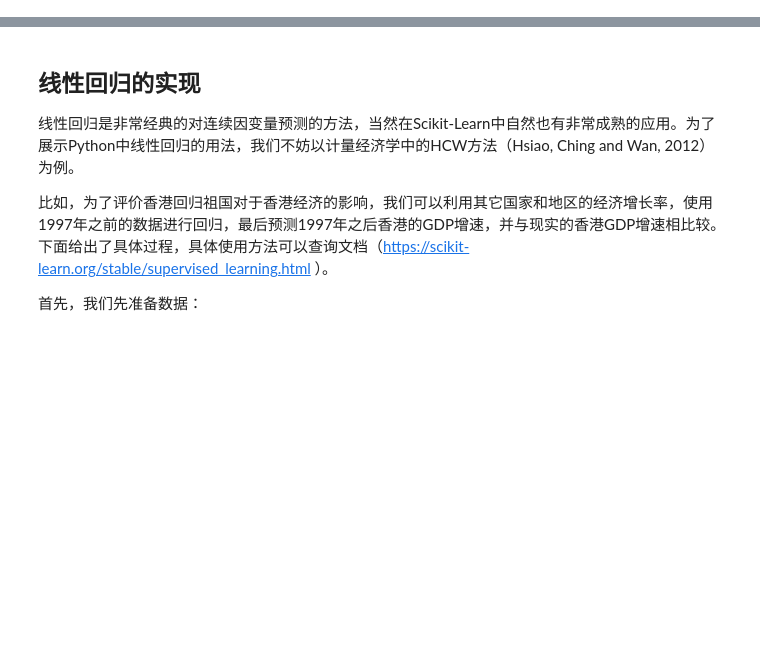
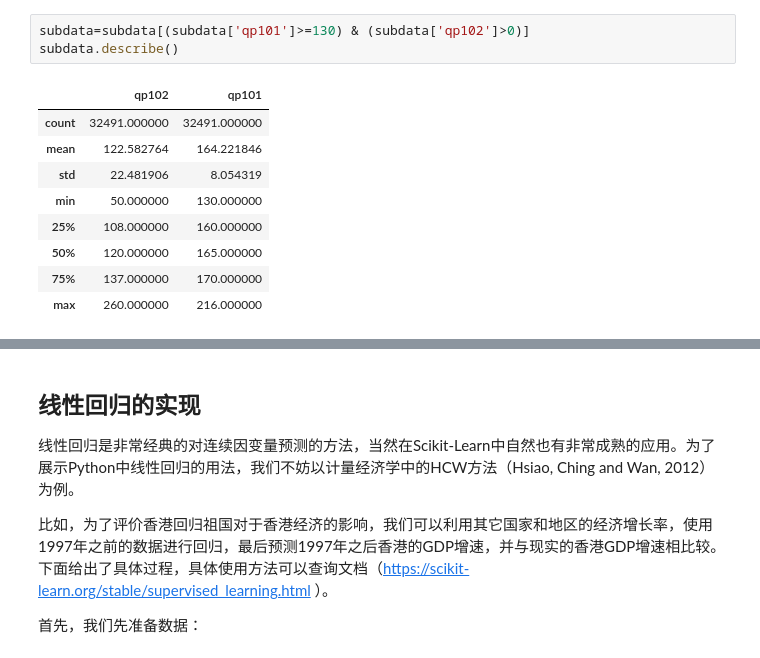
Before and after one commit to sijichun/PythonTutor, a Jupyter notebook: T28_regression_lasso.ipynb, the cells around one changed output, grey strips where cells are left out. Drawn from its saved outputs; the diff is of its cells as text; blank space fills up the shorter version.

```diff
--- a/T28_regression_lasso.ipynb
+++ b/T28_regression_lasso.ipynb
@@ -0,0 +89,13 @@
+# %%
+subdata=subdata[(subdata['qp101']>=130) & (subdata['qp102']>0)]
+subdata.describe()
+# %% [output]
+|  | qp102 | qp101 |
+| count | 32491.000000 | 32491.000000 |
+| mean | 122.582764 | 164.221846 |
+| std | 22.481906 | 8.054319 |
+| min | 50.000000 | 130.000000 |
+| 25% | 108.000000 | 160.000000 |
+| 50% | 120.000000 | 165.000000 |
+| 75% | 137.000000 | 170.000000 |
+| max | 260.000000 | 216.000000 |
```
Also changed, not shown: parts of 13 cells of this notebook, 1 other file.
